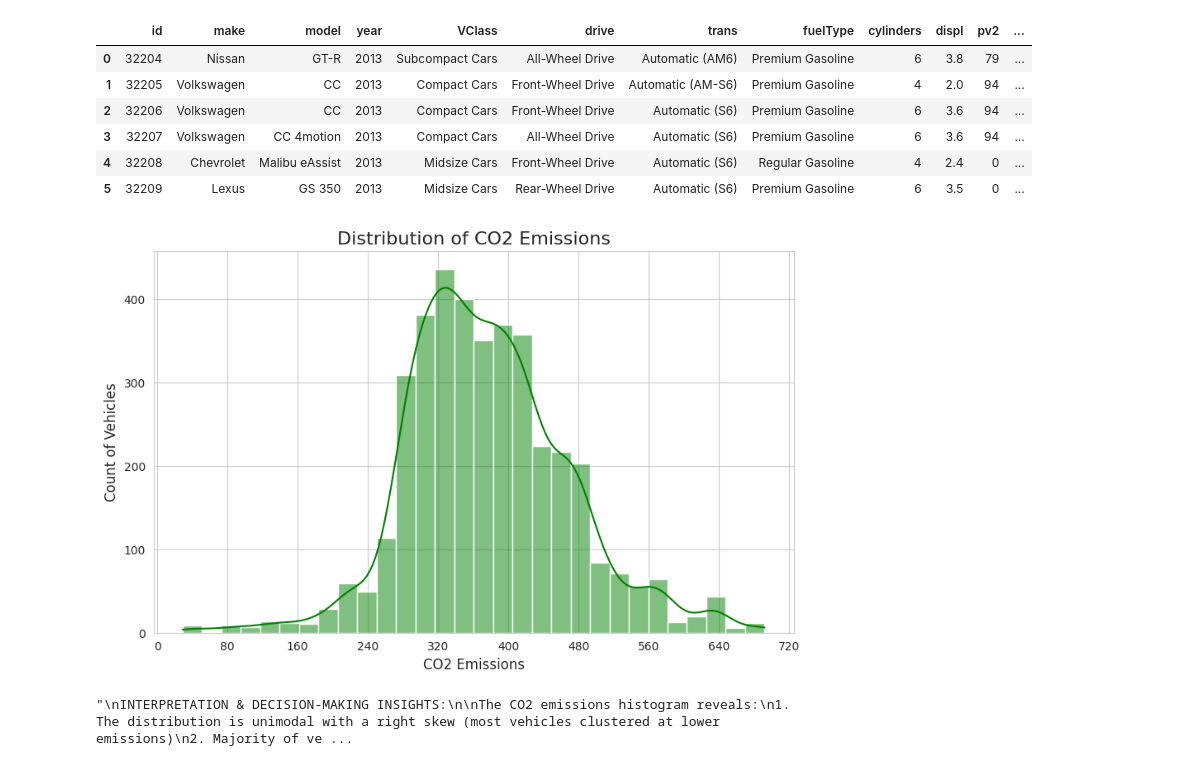
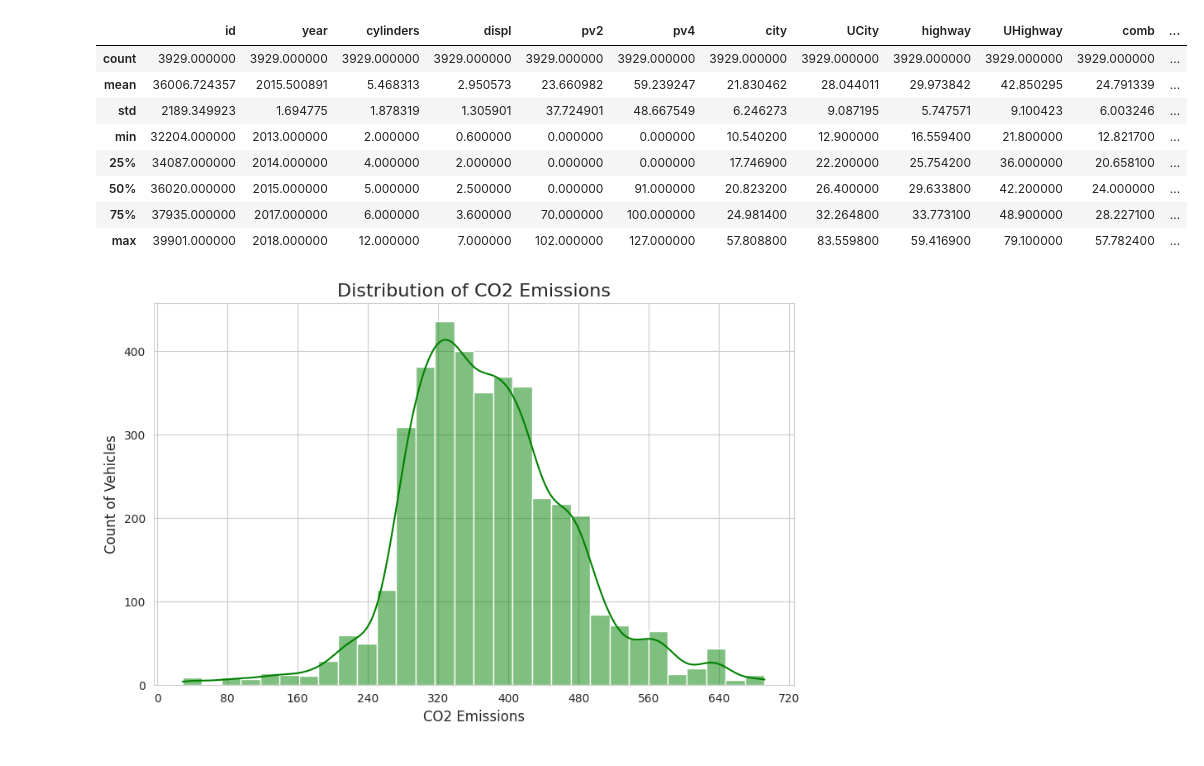
Before and after one commit to mangaorphy/-Matplotlib-Seaborn, a Jupyter notebook: seaborn_matplot.ipynb, the cells around one changed output. Saved outputs shown, nothing was run; the diff lists cells and outputs as text; code cells hidden in the pictures.

```diff
--- a/seaborn_matplot.ipynb
+++ b/seaborn_matplot.ipynb
@@ -15,15 +14,19 @@ Saving fuel_econ.csv to fuel_econ.csv
-# %%
-import io
-df = pd.read_csv(io.BytesIO(uploaded['fuel_econ.csv']))
-df.head(6)
-# %% [output]
-|  | id | make | model | year | VClass | drive | trans | fuelType | cylinders | displ | pv2 | ... |
-| 0 | 32204 | Nissan | GT-R | 2013 | Subcompact Cars | All-Wheel Drive | Automatic (AM6) | Premium Gasoline | 6 | 3.8 | 79 | ... |
-| 1 | 32205 | Volkswagen | CC | 2013 | Compact Cars | Front-Wheel Drive | Automatic (AM-S6) | Premium Gasoline | 4 | 2.0 | 94 | ... |
-| 2 | 32206 | Volkswagen | CC | 2013 | Compact Cars | Front-Wheel Drive | Automatic (S6) | Premium Gasoline | 6 | 3.6 | 94 | ... |
-| 3 | 32207 | Volkswagen | CC 4motion | 2013 | Compact Cars | All-Wheel Drive | Automatic (S6) | Premium Gasoline | 6 | 3.6 | 94 | ... |
-| 4 | 32208 | Chevrolet | Malibu eAssist | 2013 | Midsize Cars | Front-Wheel Drive | Automatic (S6) | Regular Gasoline | 4 | 2.4 | 0 | ... |
-| 5 | 32209 | Lexus | GS 350 | 2013 | Midsize Cars | Rear-Wheel Drive | Automatic (S6) | Premium Gasoline | 6 | 3.5 | 0 | ... |
+# %%
+import os
+path = '/content/drive/MyDrive/Colab Notebooks/fuel_econ.csv'
+df = pd.read_csv(path)
+df.head(6)
+df.describe()
+# %% [output]
+|  | id | year | cylinders | displ | pv2 | pv4 | city | UCity | highway | UHighway | comb | ... |
+| count | 3929.000000 | 3929.000000 | 3929.000000 | 3929.000000 | 3929.000000 | 3929.000000 | 3929.000000 | 3929.000000 | 3929.000000 | 3929.000000 | 3929.000000 | ... |
+| mean | 36006.724357 | 2015.500891 | 5.468313 | 2.950573 | 23.660982 | 59.239247 | 21.830462 | 28.044011 | 29.973842 | 42.850295 | 24.791339 | ... |
+| std | 2189.349923 | 1.694775 | 1.878319 | 1.305901 | 37.724901 | 48.667549 | 6.246273 | 9.087195 | 5.747571 | 9.100423 | 6.003246 | ... |
+| min | 32204.000000 | 2013.000000 | 2.000000 | 0.600000 | 0.000000 | 0.000000 | 10.540200 | 12.900000 | 16.559400 | 21.800000 | 12.821700 | ... |
+| 25% | 34087.000000 | 2014.000000 | 4.000000 | 2.000000 | 0.000000 | 0.000000 | 17.746900 | 22.200000 | 25.754200 | 36.000000 | 20.658100 | ... |
+| 50% | 36020.000000 | 2015.000000 | 5.000000 | 2.500000 | 0.000000 | 91.000000 | 20.823200 | 26.400000 | 29.633800 | 42.200000 | 24.000000 | ... |
+| 75% | 37935.000000 | 2017.000000 | 6.000000 | 3.600000 | 70.000000 | 100.000000 | 24.981400 | 32.264800 | 33.773100 | 48.900000 | 28.227100 | ... |
+| max | 39901.000000 | 2018.000000 | 12.000000 | 7.000000 | 102.000000 | 127.000000 | 57.808800 | 83.559800 | 59.416900 | 79.100000 | 57.782400 | ... |
 # %%
 # Set style for better aesthetics
 sns.set_style("whitegrid")
@@ -40,22 +43,5 @@ ax.xaxis.set_major_locator(MaxNLocator(integer=True))
 
 # Show plot
 plt.show()
-
-"""
-INTERPRETATION & DECISION-MAKING INSIGHTS:
-
-The CO2 emissions histogram reveals:
-1. The distribution is unimodal with a right skew (most vehicles clustered at lower emissions)
-2. Majority of vehicles emit between 300-600 grams/mile of CO2
-3. There's a long tail of high-emission vehicles (500-800 grams/mile)
-4. The KDE curve shows the skewness is more pronounced than with MPG
-
-ACTIONABLE DECISIONS:
-1. Target vehicles above 500g/mile for emission reduction programs
-2. The skew suggests most manufacturers are already optimizing for lower emissions
-3. High-emission outliers may represent performance/luxury vehicles worth investigating separately
-4. This distribution helps set realistic emission reduction targets
-"""
 # %% [output]
 [figure]
-"\nINTERPRETATION & DECISION-MAKING INSIGHTS:\n\nThe CO2 emissions histogram reveals:\n1. The distribution is unimodal with a right skew (most vehicles clustered at lower emissions)\n2. Majority of ve ...
```
Also changed, not shown: parts of 5 cells of this notebook.
